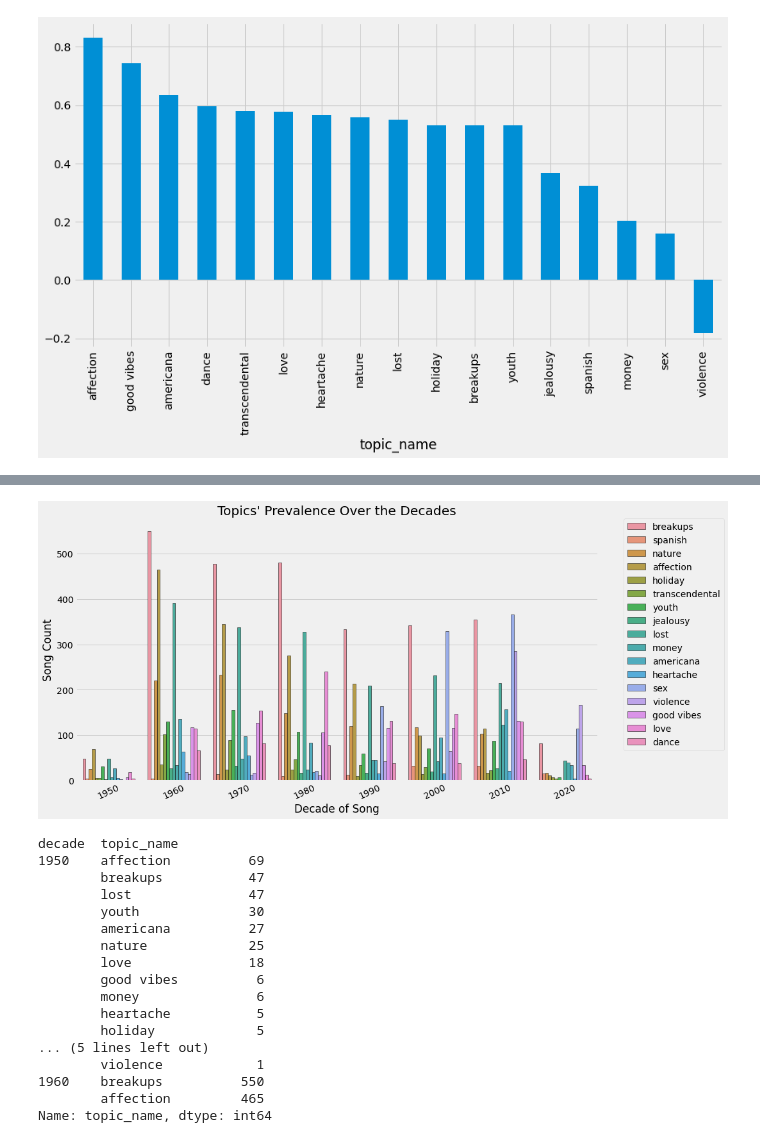
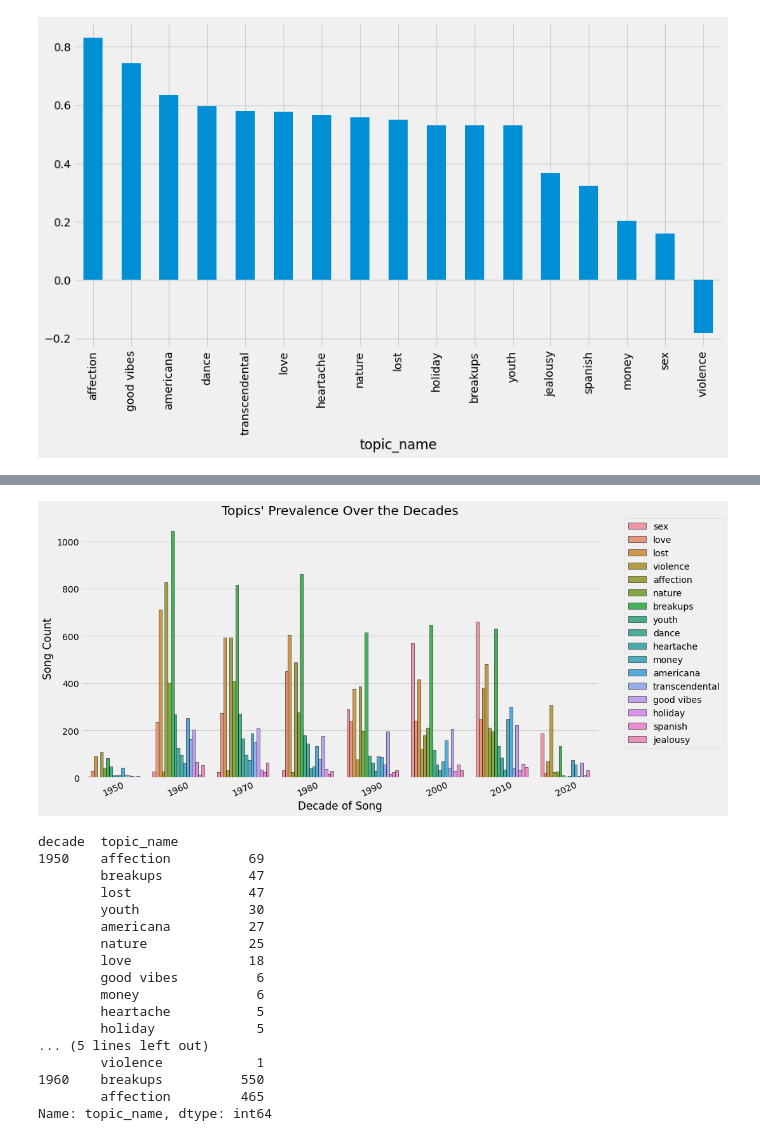
Before and after one commit to CBRJ-Lyrical-Metrics/lyrical-evolution-capstone, a Jupyter notebook: Drafts/jerry_workbook.ipynb, the cells around one changed output, grey strips where cells are left out. Drawn from its saved outputs; the diff is of its cells as text; code cells hidden in the pictures.

```diff
--- a/Drafts/jerry_workbook.ipynb
+++ b/Drafts/jerry_workbook.ipynb
@@ -290,5 +298,5 @@ train.groupby(['topic_name', 'decade']).size()\
 # %%
-def all_topics_Prevalence(df)
+def all_topics_Prevalence(df):
     ax = sns.countplot(data = df, x = 'decade', hue = 'topic_name', ec = 'black')
     plt.legend(bbox_to_anchor = (1.05, 1), loc = 2, borderaxespad=0.)
     plt.title('Topics\' Prevalence Over the Decades')
@@ -297,8 +305,10 @@ def all_topics_Prevalence(df)
     plt.ylabel('Song Count')
     plt.show()
     return
-# %% [output]
-[figure, removed]
+# %%
+all_topics_Prevalence(df)
+# %% [output]
+[figure, added]
 # %%
 # What are the top 5 topics for each decade?
 train.groupby(['decade']).topic_name.value_counts().head(19)
```
Also changed, not shown: parts of 35 cells of this notebook, 1 other file.
